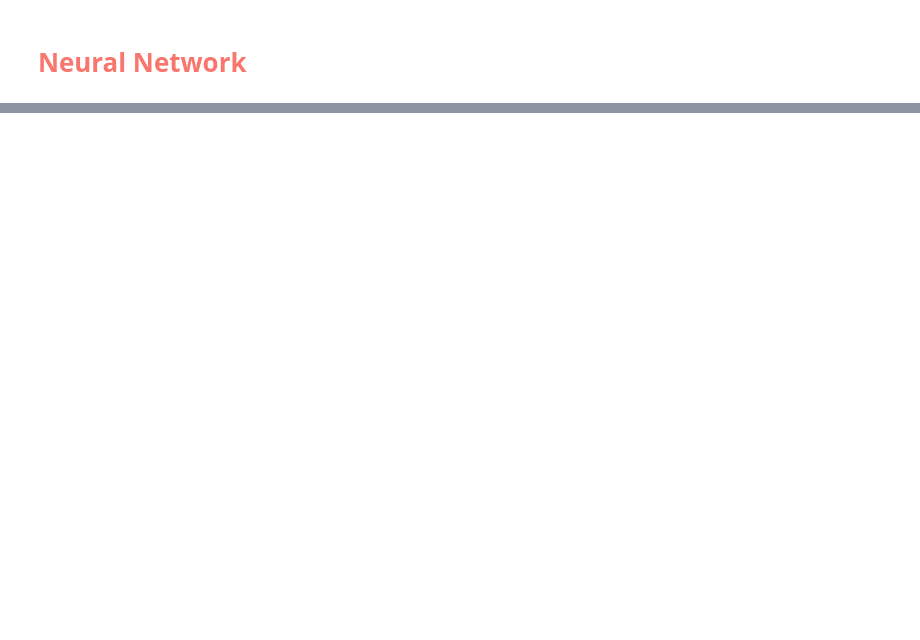
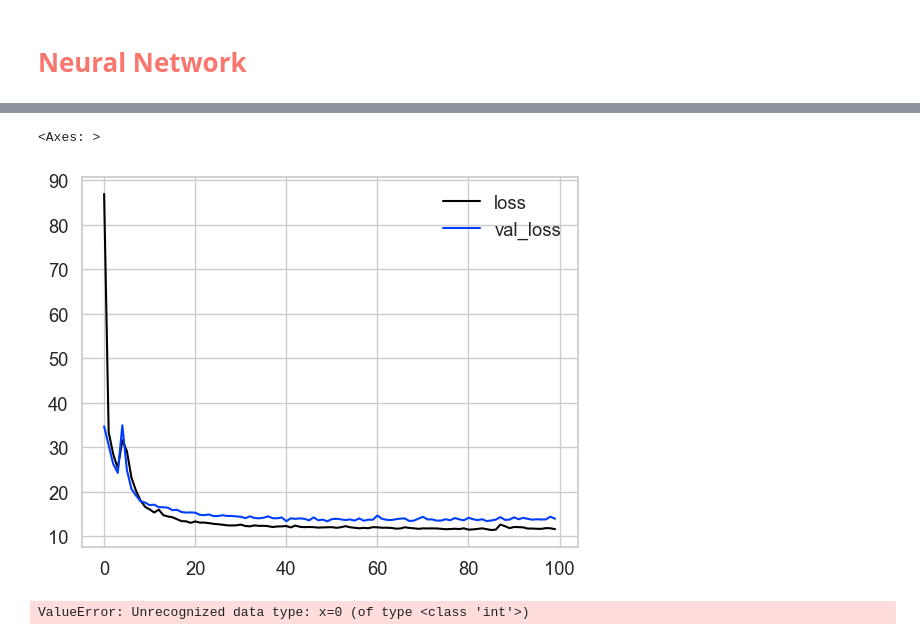
Before and after one commit to matt-lvk/energy_market_toymodel, a Jupyter notebook: Q1_forecasting.ipynb, the cells around one changed output, grey strips where cells are left out. Drawn from its saved outputs; the diff is of its cells as text; code cells hidden in the pictures; blank space fills up the shorter version.

```diff
--- a/Q1_forecasting.ipynb
+++ b/Q1_forecasting.ipynb
@@ -708,0 +752,26 @@ Mean Absolute Error Prophet: 115.47
+# %%
+def windowing(data, window_size, shuffle_buffer, batch_size):
+    dataset = tf.expand_dims(data, axis=-1)
+    dataset = tf.data.Dataset.from_tensor_slices(dataset)
+    dataset = dataset.window(window_size+1, shift=1, drop_remainder=True) # window size = 24 + 1 (test)
+    dataset = dataset.flat_map(lambda window: window.batch(window_size+1))
+    dataset = dataset.map(lambda window: (window[:-1], window[-1])) # (train, test)
+    dataset = dataset.shuffle(shuffle_buffer)
+    dataset = dataset.batch(batch_size).prefetch(1)
+
+    return dataset
+# %%
+train = windowing(nn_train['price'], 24, 72, 32)
+test = windowing(nn_test['price'], 24, 72, 32)
+# %%
+dnn_model = tf.keras.models.Sequential([
+    tf.keras.layers.Conv1D(filters=16, kernel_size=3,
+                      strides=1, padding="causal",
+                      activation="relu",
+                      input_shape=[24,1]),
+    tf.keras.layers.Bidirectional(tf.keras.layers.LSTM(16, activation='relu')),
+    tf.keras.layers.Dense(16),
+    tf.keras.layers.Dense(1)
+])
+
+dnn_model.summary()
@@ -708,0 +795,3 @@ Mean Absolute Error Prophet: 115.47
+# %%
+dnn_model.compile(loss='mae', optimizer=tf.keras.optimizers.Adam(learning_rate=0.001))
+dnn_model.fit(train, validation_data=test, epochs=100)
@@ -708,0 +840,23 @@ Mean Absolute Error Prophet: 115.47
+# %%
+metric = pd.DataFrame(dnn_model.history.history)
+metric.plot()
+# %% [output]
+<Axes: >
+[figure, added]
+# %%
+window_size = 24
+forecast = []
+
+train_length = len(nn_train)
+df = cleaned_merged_data.copy()
+forecast_series = []
+
+# Use the model to predict data points per window size
+for time in range(len(nn_test) - window_size):
+    prediction = dnn_model.predict(time)
+    forecast.append(prediction[0][0])
+
+# Convert to a numpy array and drop single dimensional axes
+results = np.array(forecast).squeeze()
+# %% [output]
+ValueError: Unrecognized data type: x=0 (of type <class 'int'>)
```
Also changed, not shown: parts of 25 cells of this notebook, 6 other files.
